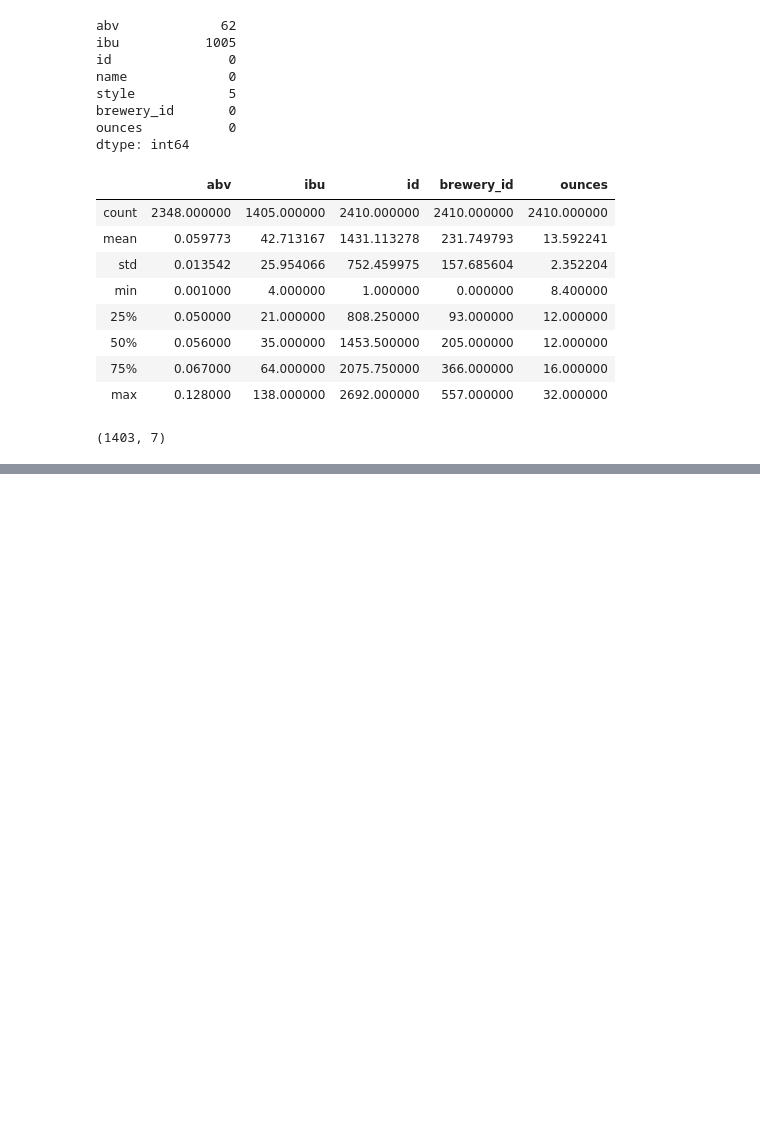
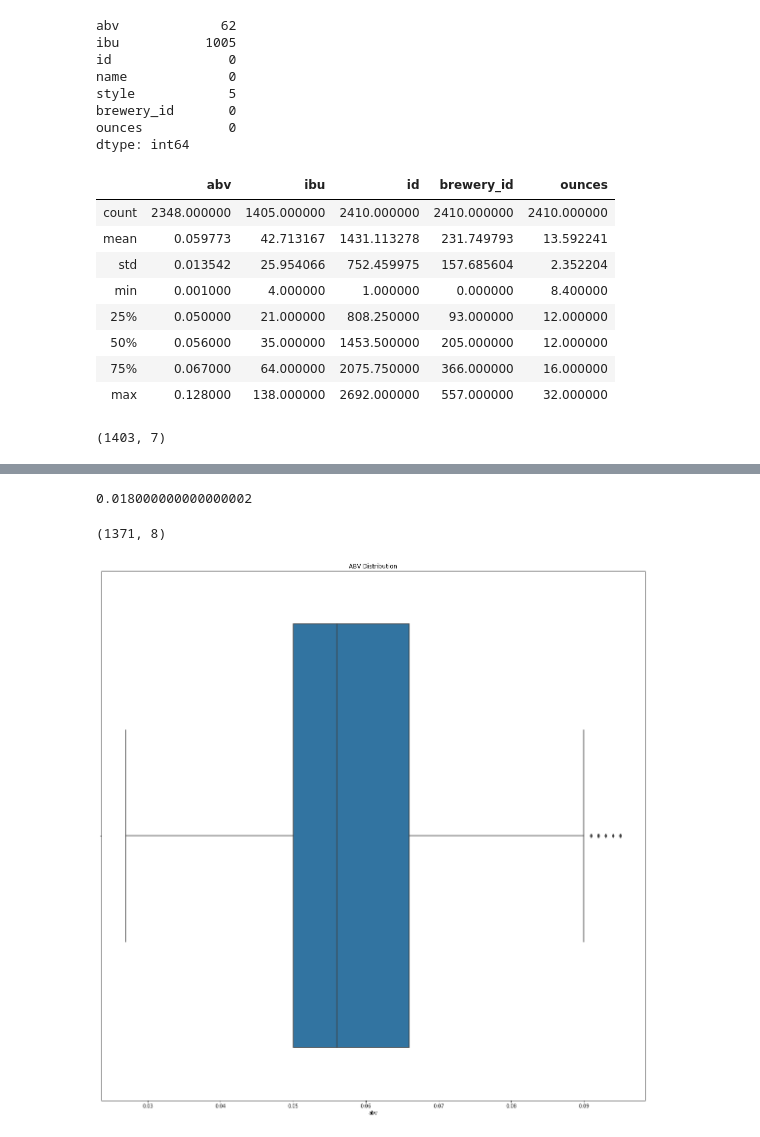
Before and after one commit to mcerow/abv_predictor, a Jupyter notebook: Blog3.ipynb, the cells around one changed output, grey strips where cells are left out. Drawn from its saved outputs; the diff is of its cells as text; code cells hidden in the pictures; blank space fills up the shorter version.

```diff
--- a/Blog3.ipynb
+++ b/Blog3.ipynb
@@ -48,0 +80,20 @@ beer.shape
+# %%
+timelapseQ1 = beer['abv'].quantile(0.25)
+timelapseQ3 = beer['abv'].quantile(0.75)
+IQR = timelapseQ3 - timelapseQ1
+print(IQR)
+# %% [output]
+0.018000000000000002
+# %%
+beer = beer[~((beer['abv'] < (timelapseQ1 - 1.5 * IQR)) |(beer['abv'] > (timelapseQ3 + 1.5 * IQR)))]
+beer.shape
+# %% [output]
+(1371, 8)
+# %%
+plt.figure(figsize=(20, 20))
+sns.boxplot(beer['abv'])
+plt.title('ABV Distribution')
+plt.savefig('ABV_Dist')
+plt.show()
+# %% [output]
+[figure, added]
```
Also changed, not shown: parts of 20 cells of this notebook, 7 other files.
